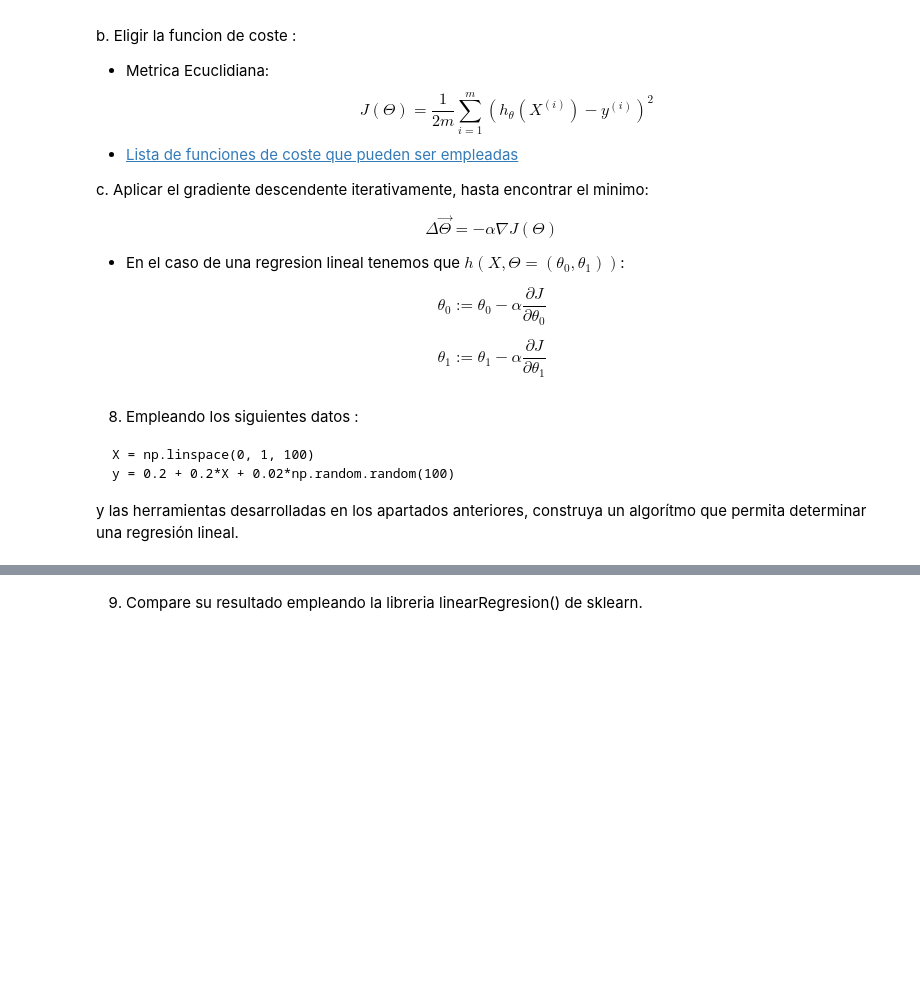
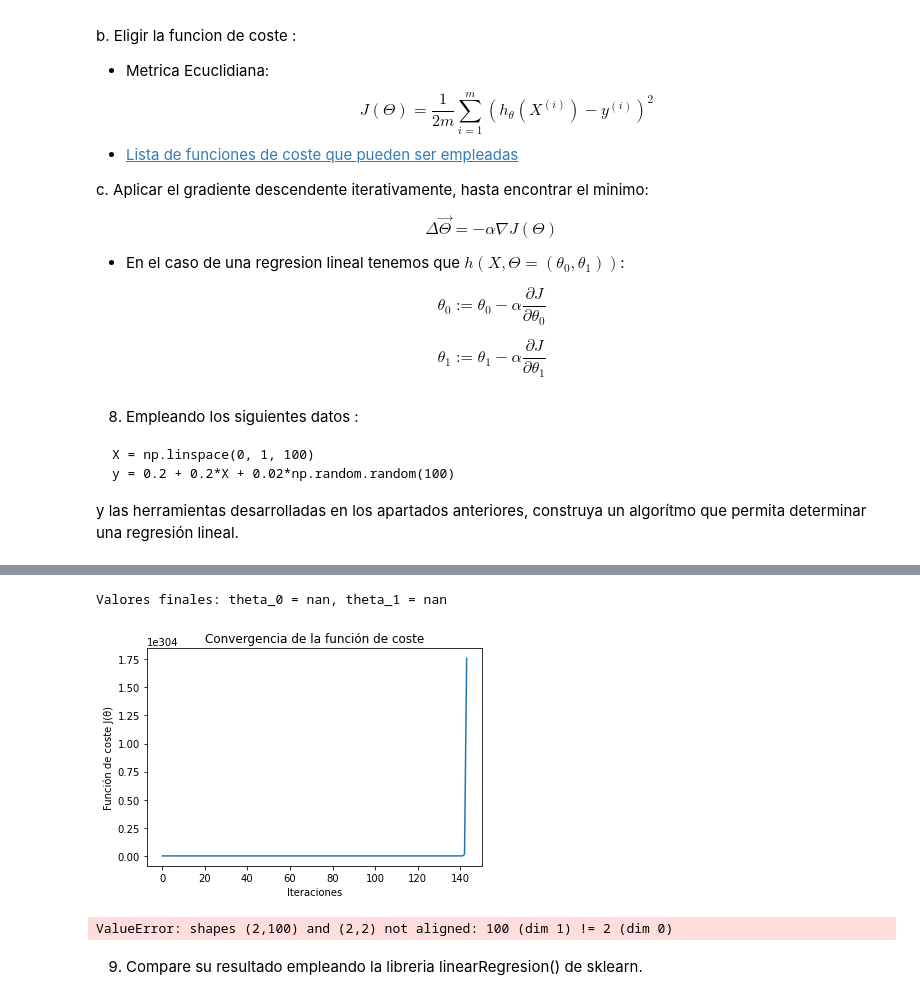
Before and after one commit to vaskiax/002_EstudiantesAprendizajeEstadistico, a Jupyter notebook: semestre2024-2/Estudiantes/Vergel_27/Laboratorio_03_reg_lin_grad_descV1.ipynb, the cells around one changed output, grey strips where cells are left out. Saved outputs shown, nothing was run; the diff lists cells and outputs as text; code cells hidden in the pictures; blank space fills up the shorter version.

```diff
--- a/semestre2024-2/Estudiantes/Vergel_27/Laboratorio_03_reg_lin_grad_descV1.ipynb
+++ b/semestre2024-2/Estudiantes/Vergel_27/Laboratorio_03_reg_lin_grad_descV1.ipynb
@@ -677,0 +624,9 @@ Valores finales: theta_0 = 0.2212, theta_1 = 0.1280
+# %%
+theta = np.zeros((2, 1))
+alpha = 0.1
+epsilon = 1e-4
+max_iter = 1000
+
+def coste(X_b, y, theta):
+    m = len(y)
+    return (1 / (2 * m)) * np.sum((theta.T @ X_b - y) ** 2)
@@ -677,0 +645,9 @@ Valores finales: theta_0 = 0.2212, theta_1 = 0.1280
+# %%
+m = len(y)
+coste_vals = [coste(X_b, y, theta)]
+
+for iteration in range(max_iter):
+    error = theta.T@X_b - y.T
+    grad = np.dot(error, X_b.T).T
+
+    print(np.shape(theta.T),np.shape(X_b),np.shape(error),np.shape(y))
@@ -678,3 +672,60 @@ Valores finales: theta_0 = 0.2212, theta_1 = 0.1280
+# %%
+def gradiente_descendente(X_b, y, theta, alpha, epsilon, max_iter):
+    m = len(y)
+    coste_vals = [coste(X_b, y, theta)]
+
+    for iteration in range(max_iter):
+        error = theta.T@X_b - y.T
+        grad = np.dot(error, X_b.T).T
+
+        # Actualización de los parámetros de forma vectorial
+        new_theta = theta - alpha * grad.T
+
+        # Calcular el nuevo coste y verificar convergencia
+        new_cost = coste(X_b, y, new_theta)
+        coste_vals.append(new_cost)
+
+        if abs(new_cost - coste_vals[-2]) < epsilon:
+            print(f'Convergencia alcanzada en la iteración {iteration + 1}')
+            break
+
+        theta = new_theta
+
+    return theta, coste_vals
+
+# Ejecutar gradiente descendente
+theta, coste_vals = gradiente_descendente(X_b, y, theta, alpha, epsilon, max_iter)
+
+print(f"Valores finales: theta_0 = {theta[0, 0]:.4f}, theta_1 = {theta[1, 0]:.4f}")
+
+# Gráfica de la función de coste
+plt.plot(coste_vals)
+plt.xlabel('Iteraciones')
+plt.ylabel('Función de coste J(θ)')
+plt.title('Convergencia de la función de coste')
+plt.show()
+
+# Predicción con el modelo de gradiente descendente
+y_pred = X_b.dot(theta)
+
+# Comparación con sklearn
+X_reshape = X.reshape(-1, 1)  # Requerido por sklearn
+model = LinearRegression().fit(X_reshape, y)
+y_sklearn = model.predict(X_reshape)
+
+# Resultados
+plt.scatter(X, y, label='Datos originales', color='gray')
+plt.plot(X, y_pred, label=f'Gradiente descendente: y = {theta[0, 0]:.2f} + {theta[1, 0]:.2f}X', color='blue')
+plt.plot(X, y_sklearn, label=f'Sklearn: y = {model.intercept_[0]:.2f} + {model.coef_[0][0]:.2f}X', color='red')
+plt.xlabel('X')
+plt.ylabel('y')
+plt.legend()
+plt.title('Comparación entre Gradiente Descendente y Sklearn')
+plt.show()
+# %% [output]
+Valores finales: theta_0 = nan, theta_1 = nan
+[figure, added]
+ValueError: shapes (2,100) and (2,2) not aligned: 100 (dim 1) != 2 (dim 0)
 # %% [markdown]
 
 9. Compare su resultado empleando la libreria linearRegresion() de sklearn.
```
Also changed, not shown: parts of 14 cells of this notebook, 1 other file.
